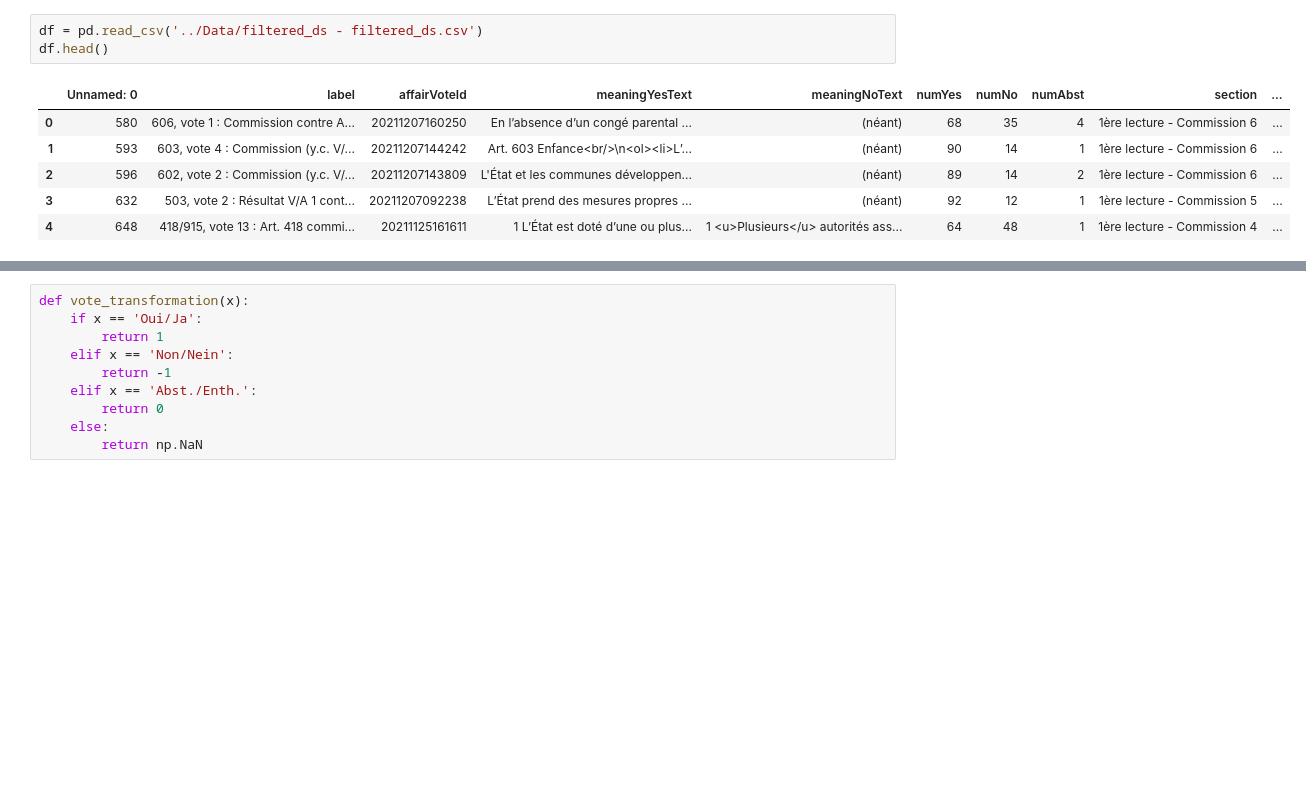
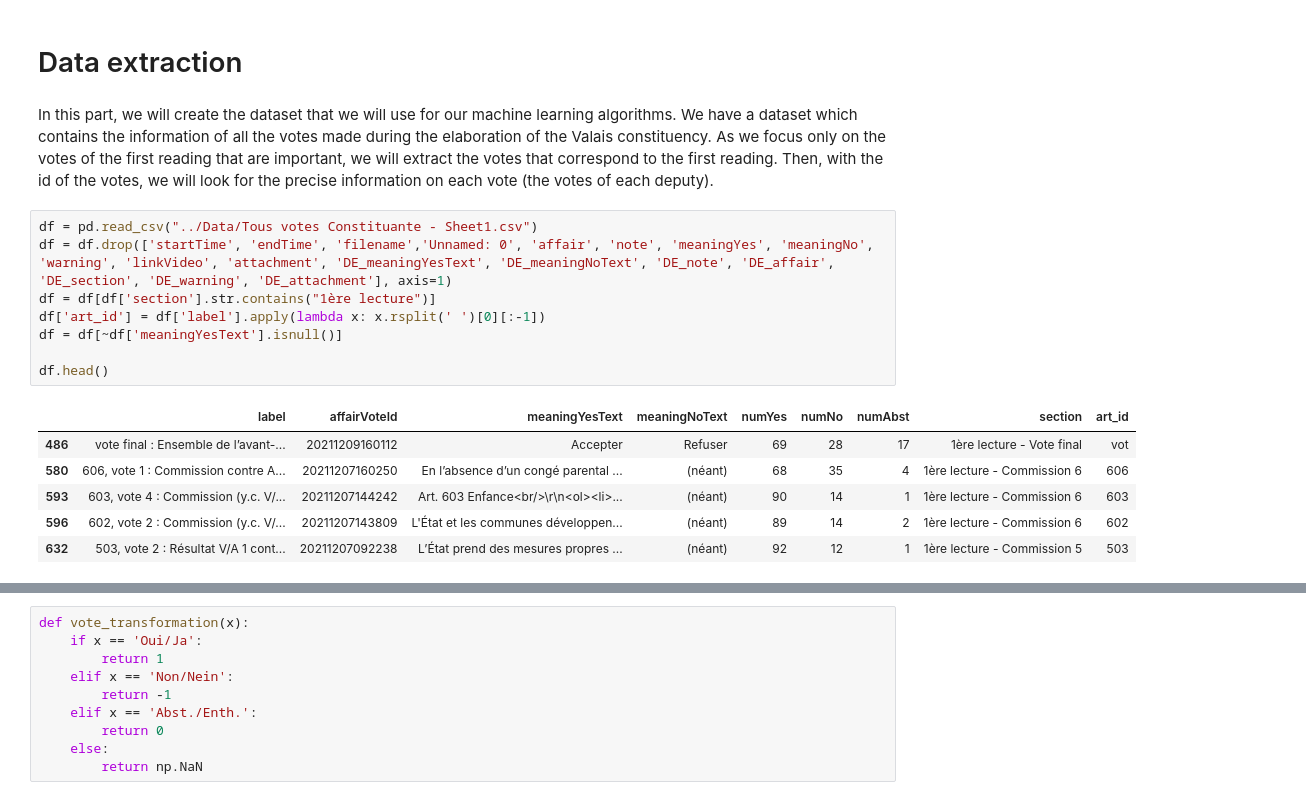
Before and after one commit to blanchemarion/project2_vote_pred, a Jupyter notebook: Code/new_data_processing.ipynb, the cells around one changed output, grey strips where cells are left out. Cells and saved outputs as stored; diff of their text form; blank space fills up the shorter version.

```diff
--- a/Code/new_data_processing.ipynb
+++ b/Code/new_data_processing.ipynb
@@ -16,10 +13,21 @@ from sklearn.preprocessing import MinMaxScaler
+# %% [markdown]
+# Data extraction
+# %% [markdown]
+In this part, we will create the dataset that we will use for our machine learning algorithms.
+We have a dataset which contains the information of all the votes made during the elaboration of the Valais constituency.
+As we focus only on the votes of the first reading that are important, we will extract the votes that correspond to the first reading. Then, with the id of the votes, we will look for the precise information on each vote (the votes of each deputy).
 # %%
-df = pd.read_csv('../Data/filtered_ds - filtered_ds.csv')
+df = pd.read_csv("../Data/Tous votes Constituante - Sheet1.csv")
+df = df.drop(['startTime', 'endTime', 'filename','Unnamed: 0', 'affair', 'note', 'meaningYes', 'meaningNo', 'warning', 'linkVideo', 'attachment', 'DE_meaningYesText', 'DE_meaningNoText', 'DE_note', 'DE_affair', 'DE_section', 'DE_warning', 'DE_attachment'], axis=1)
+df = df[df['section'].str.contains("1ère lecture")]
+df['art_id'] = df['label'].apply(lambda x: x.rsplit(' ')[0][:-1])
+df = df[~df['meaningYesText'].isnull()]
+
 df.head()
 # %% [output]
-|  | Unnamed: 0 | label | affairVoteId | meaningYesText | meaningNoText | numYes | numNo | numAbst | section | ... |
-| 0 | 580 | 606, vote 1 : Commission contre A... | 20211207160250 | En l’absence d’un congé parental ... | (néant) | 68 | 35 | 4 | 1ère lecture - Commission 6 | ... |
-| 1 | 593 | 603, vote 4 : Commission (y.c. V/... | 20211207144242 | Art. 603 Enfance<br/>\n<ol><li>L’... | (néant) | 90 | 14 | 1 | 1ère lecture - Commission 6 | ... |
-| 2 | 596 | 602, vote 2 : Commission (y.c. V/... | 20211207143809 | L'État et les communes développen... | (néant) | 89 | 14 | 2 | 1ère lecture - Commission 6 | ... |
-| 3 | 632 | 503, vote 2 : Résultat V/A 1 cont... | 20211207092238 | L’État prend des mesures propres ... | (néant) | 92 | 12 | 1 | 1ère lecture - Commission 5 | ... |
-| 4 | 648 | 418/915, vote 13 : Art. 418 commi... | 20211125161611 | 1 L’État est doté d’une ou plus... | 1 <u>Plusieurs</u> autorités ass... | 64 | 48 | 1 | 1ère lecture - Commission 4 | ... |
+|  | label | affairVoteId | meaningYesText | meaningNoText | numYes | numNo | numAbst | section | art_id |
+| 486 | vote final : Ensemble de l’avant-... | 20211209160112 | Accepter | Refuser | 69 | 28 | 17 | 1ère lecture - Vote final | vot |
+| 580 | 606, vote 1 : Commission contre A... | 20211207160250 | En l’absence d’un congé parental ... | (néant) | 68 | 35 | 4 | 1ère lecture - Commission 6 | 606 |
+| 593 | 603, vote 4 : Commission (y.c. V/... | 20211207144242 | Art. 603 Enfance<br/>\r\n<ol><li>... | (néant) | 90 | 14 | 1 | 1ère lecture - Commission 6 | 603 |
+| 596 | 602, vote 2 : Commission (y.c. V/... | 20211207143809 | L'État et les communes développen... | (néant) | 89 | 14 | 2 | 1ère lecture - Commission 6 | 602 |
+| 632 | 503, vote 2 : Résultat V/A 1 cont... | 20211207092238 | L’État prend des mesures propres ... | (néant) | 92 | 12 | 1 | 1ère lecture - Commission 5 | 503 |
```
Also changed, not shown: parts of 57 cells of this notebook, 6 other files.
